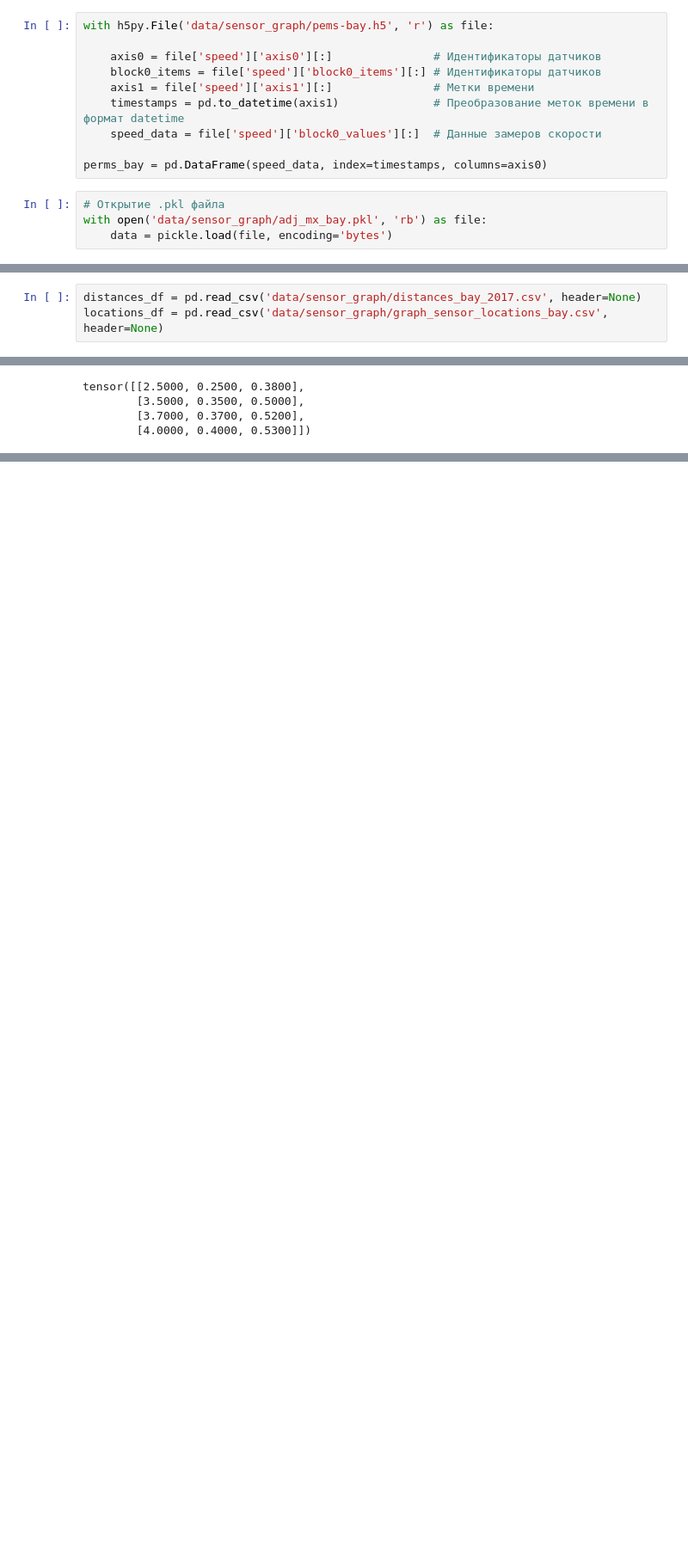
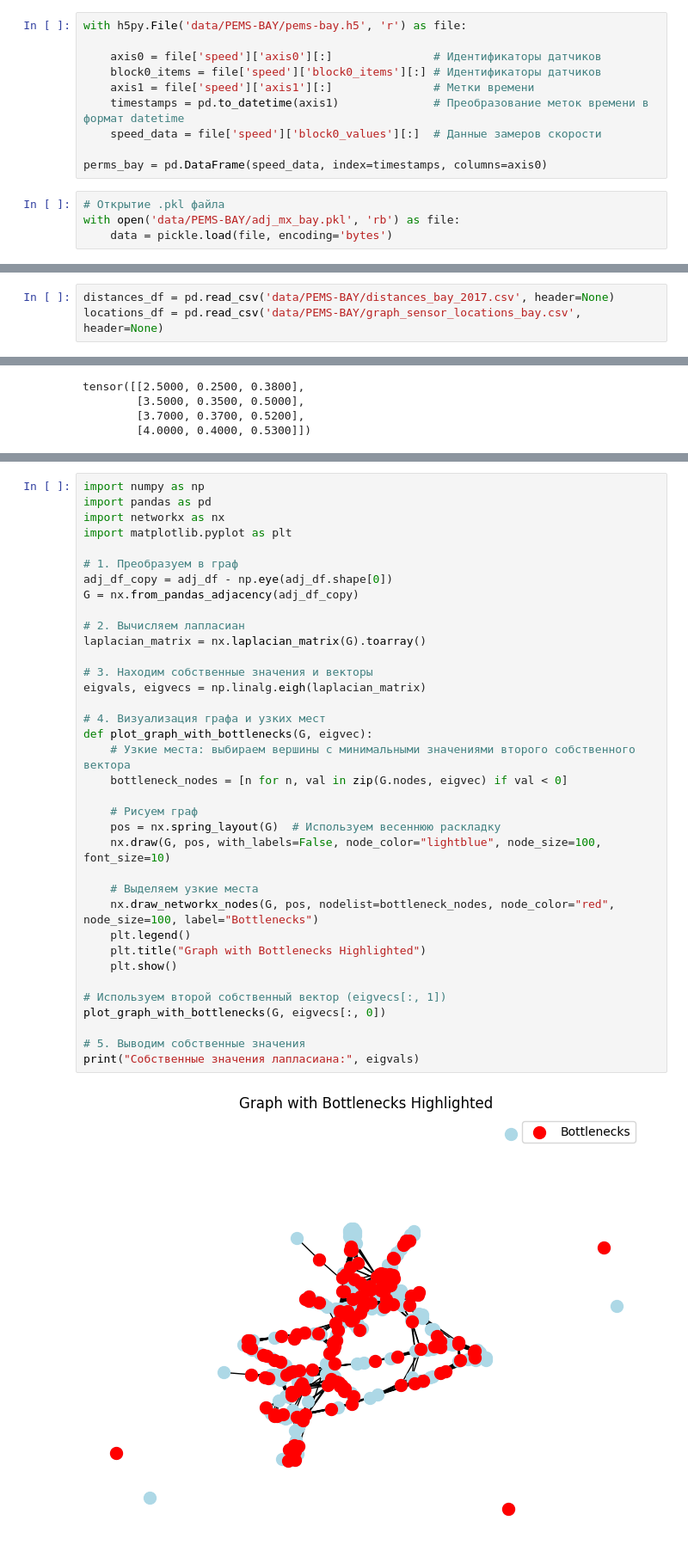
Before and after one commit to romanroff/ITMO_subjects, a Jupyter notebook: NIR/main.ipynb, the cells around one changed output, grey strips where cells are left out. Shown at 86% size. Saved outputs shown, nothing was run; the diff lists cells and outputs as text; blank space fills up the shorter version.

```diff
--- a/NIR/main.ipynb
+++ b/NIR/main.ipynb
@@ -6,7 +6,7 @@ import pandas as pd
 import networkx as nx
 import matplotlib.pyplot as plt
 # %%
-with h5py.File('data/sensor_graph/pems-bay.h5', 'r') as file:
+with h5py.File('data/PEMS-BAY/pems-bay.h5', 'r') as file:
 
     axis0 = file['speed']['axis0'][:]               # Идентификаторы датчиков
     block0_items = file['speed']['block0_items'][:] # Идентификаторы датчиков
@@ -17,7 +17,7 @@ with h5py.File('data/sensor_graph/pems-bay.h5', 'r') as file:
 perms_bay = pd.DataFrame(speed_data, index=timestamps, columns=axis0)
 # %%
 # Открытие .pkl файла
-with open('data/sensor_graph/adj_mx_bay.pkl', 'rb') as file:
+with open('data/PEMS-BAY/adj_mx_bay.pkl', 'rb') as file:
     data = pickle.load(file, encoding='bytes')
 # %%
 node_ids = [x.decode('utf-8') for x in data[0]]                     # Получаем список id узлов из data[0]
@@ -26,6 +30,6 @@ adj_df = pd.DataFrame(adj_matrix, index=node_ids, columns=node_ids) # Созда
 # %%
-distances_df = pd.read_csv('data/sensor_graph/distances_bay_2017.csv', header=None)
-locations_df = pd.read_csv('data/sensor_graph/graph_sensor_locations_bay.csv', header=None)
+distances_df = pd.read_csv('data/PEMS-BAY/distances_bay_2017.csv', header=None)
+locations_df = pd.read_csv('data/PEMS-BAY/graph_sensor_locations_bay.csv', header=None)
 # %%
 # Создание графа
 G = nx.Graph()
@@ -104,0 +109,38 @@ tensor([[2.5000, 0.2500, 0.3800],
+# %%
+import numpy as np
+import pandas as pd
+import networkx as nx
+import matplotlib.pyplot as plt
+
+# 1. Преобразуем в граф
+adj_df_copy = adj_df - np.eye(adj_df.shape[0])
+G = nx.from_pandas_adjacency(adj_df_copy)
+
+# 2. Вычисляем лапласиан
+laplacian_matrix = nx.laplacian_matrix(G).toarray()
+
+# 3. Находим собственные значения и векторы
+eigvals, eigvecs = np.linalg.eigh(laplacian_matrix)
+
+# 4. Визуализация графа и узких мест
+def plot_graph_with_bottlenecks(G, eigvec):
+    # Узкие места: выбираем вершины с минимальными значениями второго собственного вектора
+    bottleneck_nodes = [n for n, val in zip(G.nodes, eigvec) if val < 0]
+
+    # Рисуем граф
+    pos = nx.spring_layout(G)  # Используем весеннюю раскладку
+    nx.draw(G, pos, with_labels=False, node_color="lightblue", node_size=100, font_size=10)
+
+    # Выделяем узкие места
+    nx.draw_networkx_nodes(G, pos, nodelist=bottleneck_nodes, node_color="red", node_size=100, label="Bottlenecks")
+    plt.legend()
+    plt.title("Graph with Bottlenecks Highlighted")
+    plt.show()
+
+# Используем второй собственный вектор (eigvecs[:, 1])
+plot_graph_with_bottlenecks(G, eigvecs[:, 0])
+
+# 5. Выводим собственные значения
+print("Собственные значения лапласиана:", eigvals)
+# %% [output]
+[figure, added]
```
Also changed, not shown: parts of 6 cells of this notebook, 4 other files.
